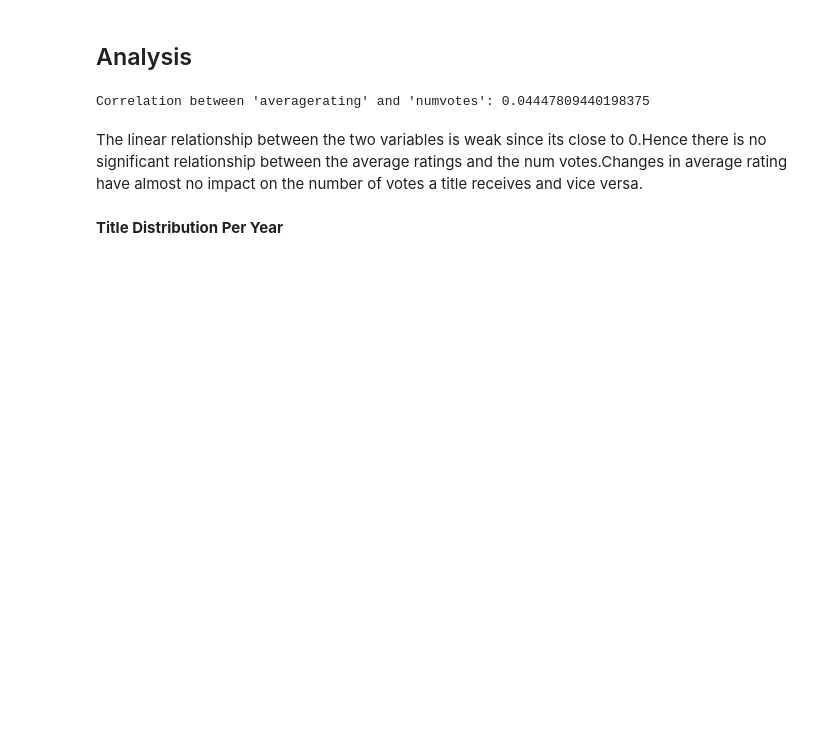
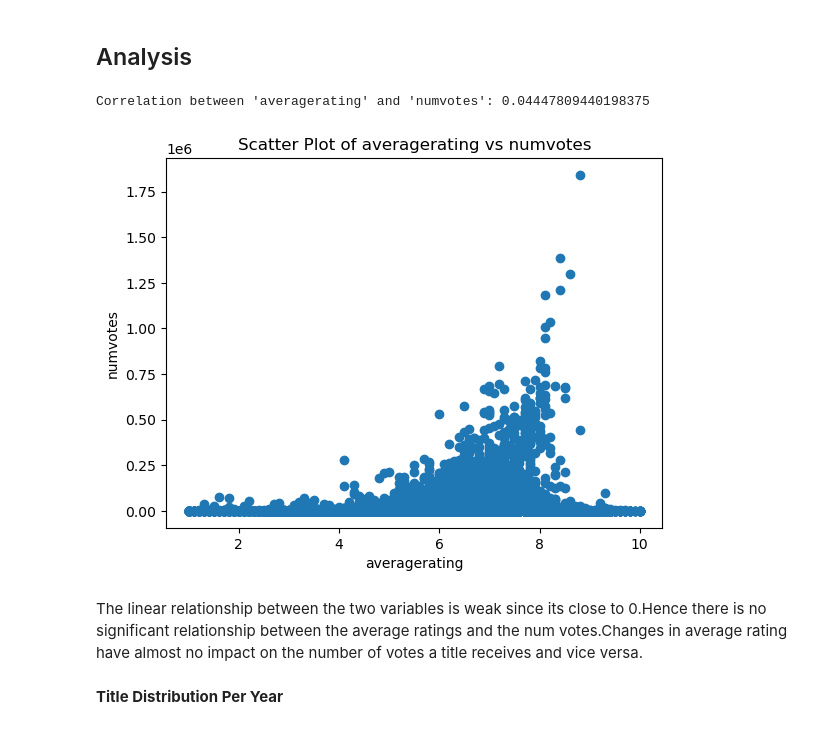
Before and after one commit to Beatrice-Kariuki/Microsoft-Movie-Analysis, a Jupyter notebook: student.ipynb, the cells around one changed output. Saved outputs shown, nothing was run; the diff lists cells and outputs as text; code cells hidden in the pictures; blank space fills up the shorter version.

```diff
--- a/student.ipynb
+++ b/student.ipynb
@@ -524,6 +524,15 @@ correlation = combined_title_df['averagerating'].corr(combined_title_df['numvote
 print("Correlation between 'averagerating' and 'numvotes':", correlation)
 # %% [output]
 Correlation between 'averagerating' and 'numvotes': 0.04447809440198375
+# %%
+# Scatter plot
+plt.scatter(combined_title_df['averagerating'], combined_title_df['numvotes'])
+plt.title('Scatter Plot of averagerating vs numvotes')
+plt.xlabel('averagerating')
+plt.ylabel('numvotes')
+plt.show()
+# %% [output]
+[figure, added]
 # %% [markdown]
 The linear relationship between the two variables is weak since its close to 0.Hence there is no significant relationship between the average ratings and the num votes.Changes in average rating have almost no impact on the number of votes a title receives and vice versa.
 # %% [markdown]
```
Also changed, not shown: parts of 13 cells of this notebook, 1 other file.
